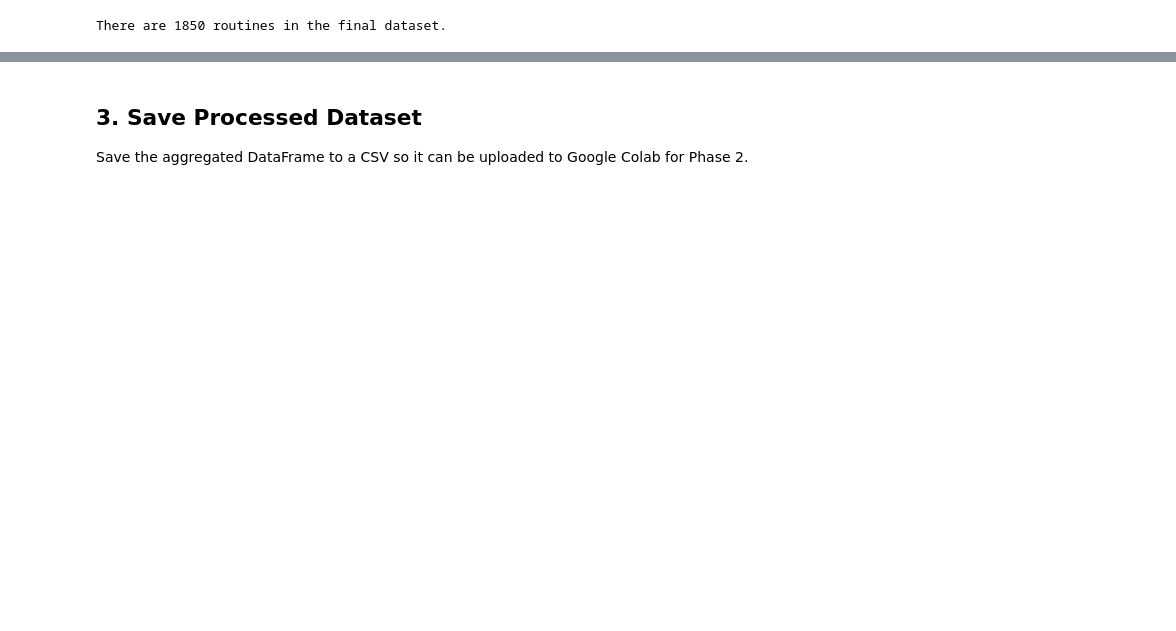
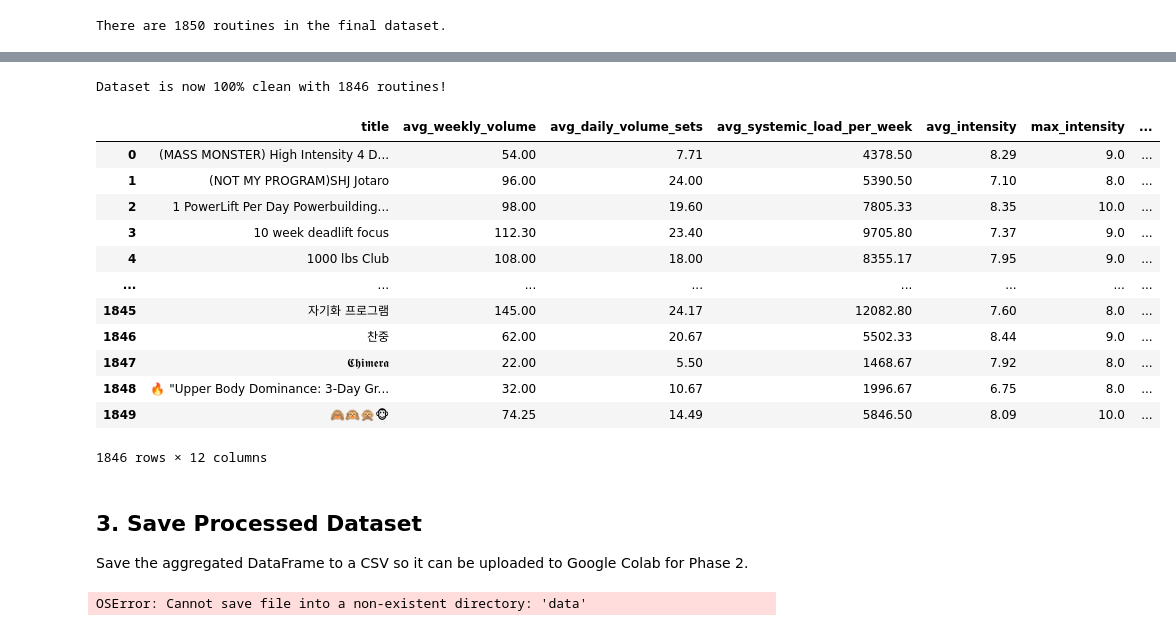
Before and after one commit to sgraziabile/proyecto-mineria, a Jupyter notebook: notebooks/01_data_preprocessing_and_eda.ipynb, the cells around one changed output, grey strips where cells are left out. Saved outputs shown, nothing was run; the diff lists cells and outputs as text; code cells hidden in the pictures; blank space fills up the shorter version.

Commit message:
Transformed multi-labeled leves into one level taking the minimum from the list. Deleted [] level values and old level column. Saved processed dataset as .csv

```diff
--- a/notebooks/01_data_preprocessing_and_eda.ipynb
+++ b/notebooks/01_data_preprocessing_and_eda.ipynb
@@ -806,0 +834,35 @@ There are 1850 routines in the final dataset.
+# %%
+import ast
+
+def extract_entry_barrier(level_data):
+    """
+    Reads the list of levels and returns the LOWEST difficulty found.
+    (This defines the routine by its minimum barrier to entry).
+    """
+    if isinstance(level_data, str):
+        try:
+            levels = ast.literal_eval(level_data)
+        except:
+            levels = [level_data]
+    else:
+        levels = level_data
+
+    # Check for the LOWEST difficulty first!
+    if 'Beginner' in levels:
+        return 'Beginner'
+    elif 'Novice' in levels:
+        return 'Beginner'
+    elif 'Intermediate' in levels:
+        return 'Intermediate'
+    elif 'Advanced' in levels:
+        return 'Advanced'
+    else:
+        return 'Unknown'
+
+# Apply the new logic
+df_final_aggregated['target_level'] = df_final_aggregated['level'].apply(extract_entry_barrier)
+
+# Let's see how this shifts the distribution!
+clean_percentages = df_final_aggregated['target_level'].value_counts(normalize=True) * 100
+print("--- 'Entry-Barrier' Target Distribution (%) ---")
+display(clean_percentages.round(2))
@@ -807,3 +877,28 @@ There are 1850 routines in the final dataset.
+# %%
+# Drop the 4 'Unknown' routines
+df_final_aggregated = df_final_aggregated[df_final_aggregated['target_level'] != 'Unknown']
+df_final_aggregated = df_final_aggregated.drop(columns=['level'])
+
+print(f"Dataset is now 100% clean with {len(df_final_aggregated)} routines!")
+# %% [output]
+Dataset is now 100% clean with 1846 routines!
+# %%
+#Show the final table with all our calculated metrics and the new target variable
+df_final_aggregated
+# %% [output]
+|  | title | avg_weekly_volume | avg_daily_volume_sets | avg_systemic_load_per_week | avg_intensity | max_intensity | ... |
+| 0 | (MASS MONSTER) High Intensity 4 D... | 54.00 | 7.71 | 4378.50 | 8.29 | 9.0 | ... |
+| 1 | (NOT MY PROGRAM)SHJ Jotaro | 96.00 | 24.00 | 5390.50 | 7.10 | 8.0 | ... |
+| 2 | 1 PowerLift Per Day Powerbuilding... | 98.00 | 19.60 | 7805.33 | 8.35 | 10.0 | ... |
+| 3 | 10 week deadlift focus | 112.30 | 23.40 | 9705.80 | 7.37 | 9.0 | ... |
+| 4 | 1000 lbs Club | 108.00 | 18.00 | 8355.17 | 7.95 | 9.0 | ... |
+| ... | ... | ... | ... | ... | ... | ... | ... |
+| 1845 | 자기화 프로그램 | 145.00 | 24.17 | 12082.80 | 7.60 | 8.0 | ... |
+| 1846 | 찬중 | 62.00 | 20.67 | 5502.33 | 8.44 | 9.0 | ... |
+| 1847 | 𝕮𝖍𝖎𝖒𝖊𝖗𝖆 | 22.00 | 5.50 | 1468.67 | 7.92 | 8.0 | ... |
+| 1848 | 🔥 "Upper Body Dominance: 3-Day Gr... | 32.00 | 10.67 | 1996.67 | 6.75 | 8.0 | ... |
+| 1849 | 🙈🙉🙊🐵 | 74.25 | 14.49 | 5846.50 | 8.09 | 10.0 | ... |
+1846 rows × 12 columns
 # %% [markdown]
 ## 3. Save Processed Dataset
 
@@ -813,0 +906,5 @@ print("Preprocessing completed. Proceed to Notebook 02 on Colab.")
+# %%
+df_final_aggregated.to_csv("../data/routines_model_ready.csv", index=False)
+print("Saved successfully in the /data folder! Ready for Week 1 of modeling.")
+# %% [output]
+OSError: Cannot save file into a non-existent directory: 'data'
```
Also changed, not shown: parts of 3 cells of this notebook.
